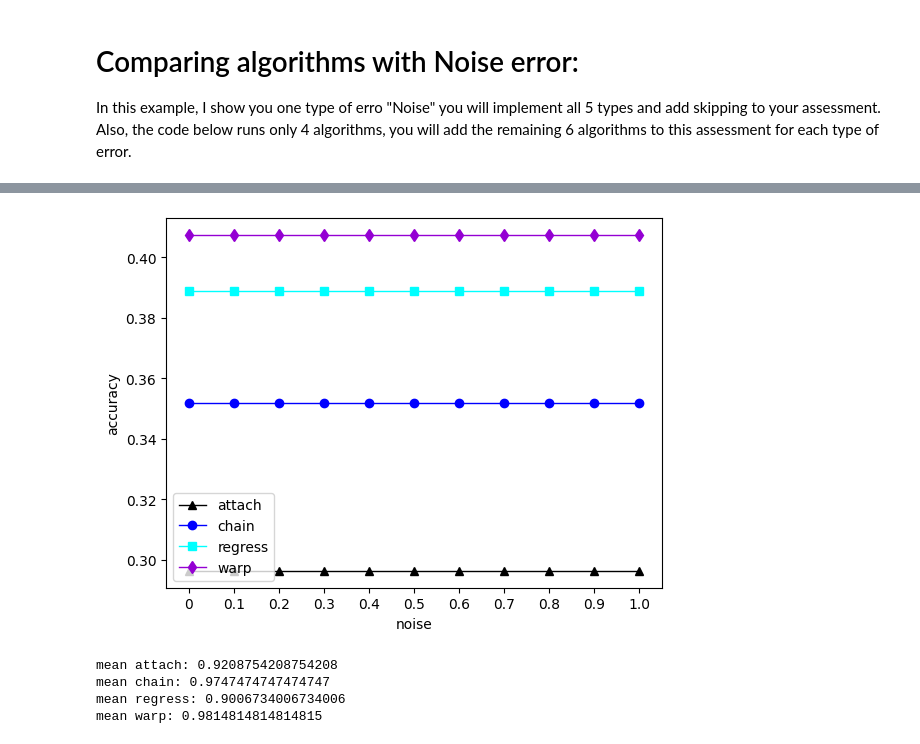
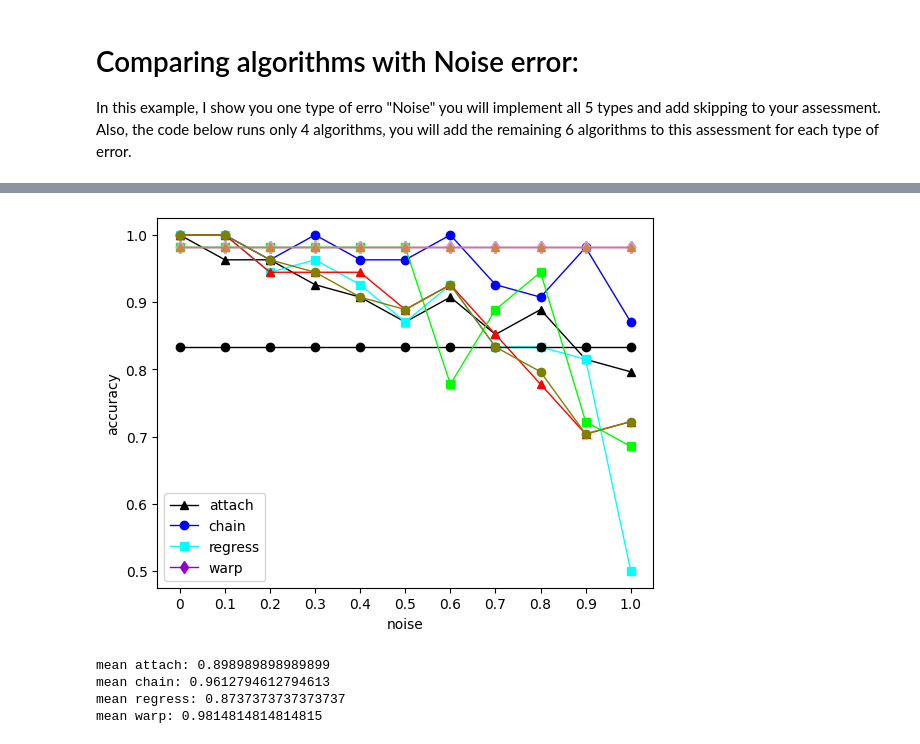
Before and after one commit to Jsosau24/CS421-project1, a Jupyter notebook: 2-Simulate-correction-on-synthetic-dataset-noise.ipynb, the cells around one changed output, grey strips where cells are left out. Cells and saved outputs as stored; diff of their text form; code cells hidden in the pictures.

Commit message:
update in the mean analysis graph

```diff
--- a/2-Simulate-correction-on-synthetic-dataset-noise.ipynb
+++ b/2-Simulate-correction-on-synthetic-dataset-noise.ipynb
@@ -105,19 +105,18 @@ for robot_index in tqdm(range(1)):#1 is for one robot
 
     for error_probability in range(0, 11):
         # generate error
-        #error_test = correction.error_noise(error_probability/10, 30, error_probability/10, data['robot' + str(robot_index)].copy())
-        error_test = correction.error_slope(data['robot' + str(robot_index)].copy())
+        error_test = correction.error_noise(error_probability/10, 30, error_probability/10, data['robot' + str(robot_index)].copy())
 
         # attach correction
-        percentage = r.attach_correction(error_test, line_ys, aoi, data['robot' + str(robot_index)])
+        percentage, corrections, match_list = r.attach_correction(error_test, line_ys, aoi, data['robot' + str(robot_index)])
         attach_results[error_probability].append(percentage)
 
         # chain correction
-        percentage = r.chain_correction(error_test, line_ys, aoi, data['robot' + str(robot_index)])
+        percentage, corrections, match_list = r.chain_correction(error_test, line_ys, aoi, data['robot' + str(robot_index)])
         chain_results[error_probability].append(percentage)
 
         # regress correction
-        percentage = r.regress_correction(error_test, line_ys, aoi, data['robot' + str(robot_index)])
+        percentage, corrections, match_list = r.regress_correction(error_test, line_ys, aoi, data['robot' + str(robot_index)])
         regress_results[error_probability].append(percentage)
 
         # warp correction
@@ -125,30 +124,30 @@ for robot_index in tqdm(range(1)):#1 is for one robot
         warp_results[error_probability].append(percentage)
 
         # cluster correction
-        percentage = r.cluster_correction(error_test, line_ys, aoi, data['robot' + str(robot_index)])
+        percentage, corrections, match_list = r.cluster_correction(error_test, line_ys, aoi, data['robot' + str(robot_index)])
         cluster_results[error_probability].append(percentage)
 
         # compare correction
-        percentage = r.compare_correction(error_test, line_ys, word_centers, aoi, data['robot' + str(robot_index)])
+        percentage, corrections, match_list = r.compare_correction(error_test, line_ys, word_centers, aoi, data['robot' + str(robot_index)])
         compare_results[error_probability].append(percentage)
 
         # merge correction
-        percentage = r.merge_correction(error_test, line_ys, aoi, data['robot' + str(robot_index)])
+        percentage, corrections, match_list = r.merge_correction(error_test, line_ys, aoi, data['robot' + str(robot_index)])
         merge_results[error_probability].append(percentage)
 
         # segment correction
-        percentage = r.segment_correction(error_test, line_ys, aoi, data['robot' + str(robot_index)])
+        percentage, corrections, match_list = r.segment_correction(error_test, line_ys, aoi, data['robot' + str(robot_index)])
         segment_results[error_probability].append(percentage)
 
         # split correction
-        percentage = r.split_correction(error_test, line_ys, aoi, data['robot' + str(robot_index)])
+        percentage, corrections, match_list = r.split_correction(error_test, line_ys, aoi, data['robot' + str(robot_index)])
         split_results[error_probability].append(percentage)
 
         # stretch correction
-        percentage = r.stretch_correction(error_test, line_ys, aoi, data['robot' + str(robot_index)])
+        percentage, corrections, match_list = r.stretch_correction(error_test, line_ys, aoi, data['robot' + str(robot_index)])
         stretch_results[error_probability].append(percentage)
 
         if percentage < 1:
-            correction.draw_correction('synthetic_text.png', warp_correction, match_list)
+            correction.draw_correction('synthetic_text.png', corrections, match_list)
             print("robot:", robot_index, "    error probability:", error_probability)
 # %% [output]
@@ -189,30 +184,43 @@ mean_attach_results = mean_error_group(attach_results)
 mean_chain_results = mean_error_group(chain_results)
 mean_regress_results = mean_error_group(regress_results)
 mean_warp_results = mean_error_group(warp_results)
+mean_cluster_results = mean_error_group(cluster_results)
+mean_compare_results = mean_error_group(compare_results)
+mean_merge_results = mean_error_group(merge_results)
+mean_segments_results = mean_error_group(segment_results)
+mean_split_results = mean_error_group(split_results)
+mean_stretch_results = mean_error_group(stretch_results)
 # %%
 import matplotlib.pyplot as plt
 plt.plot(mean_attach_results, color='Black', linewidth=1, marker='^')
 plt.plot(mean_chain_results, color='Blue', linewidth=1, marker='o')
 plt.plot(mean_regress_results, color='Aqua', linewidth=1, marker='s')
 plt.plot(mean_warp_results, color='DarkViolet', linewidth=1, marker='d')
+
+plt.plot(mean_cluster_results, color='Red', linewidth=1, marker='^')
+plt.plot(mean_compare_results, color='Black', linewidth=1, marker='o')
+plt.plot(mean_merge_results, color='lime', linewidth=1, marker='s')
+plt.plot(mean_segments_results, color='plum', linewidth=1, marker='d')
+plt.plot(mean_split_results, color='peru', linewidth=1, marker='^')
+plt.plot(mean_stretch_results, color='olive', linewidth=1, marker='o')
 
 plt.legend(['attach', 'chain', 'regress', 'warp'])
 plt.ylabel('accuracy')
 plt.xlabel('noise')
 
 x_ticks_labels = ['0', '0.1', '0.2', '0.3', '0.4', '0.5', '0.6', '0.7', '0.8', '0.9', '1.0']
 plt.xticks(range(0, 11), x_ticks_labels)
 #plt.savefig("noise_comparison.png")
 plt.show()
 # %% [output]
-[figure, old version]
+[figure, new version]
 # %%
 print("mean attach:", statistics.mean(mean_attach_results))
 print("mean chain:", statistics.mean(mean_chain_results))
 print("mean regress:", statistics.mean(mean_regress_results))
 print("mean warp:", statistics.mean(mean_warp_results))
 # %% [output]
-mean attach: 0.9208754208754208
-mean chain: 0.9747474747474747
-mean regress: 0.9006734006734006
+mean attach: 0.898989898989899
+mean chain: 0.9612794612794613
+mean regress: 0.8737373737373737
 mean warp: 0.9814814814814815
```
Also changed, not shown: parts of 5 cells of this notebook, 2 other files.
